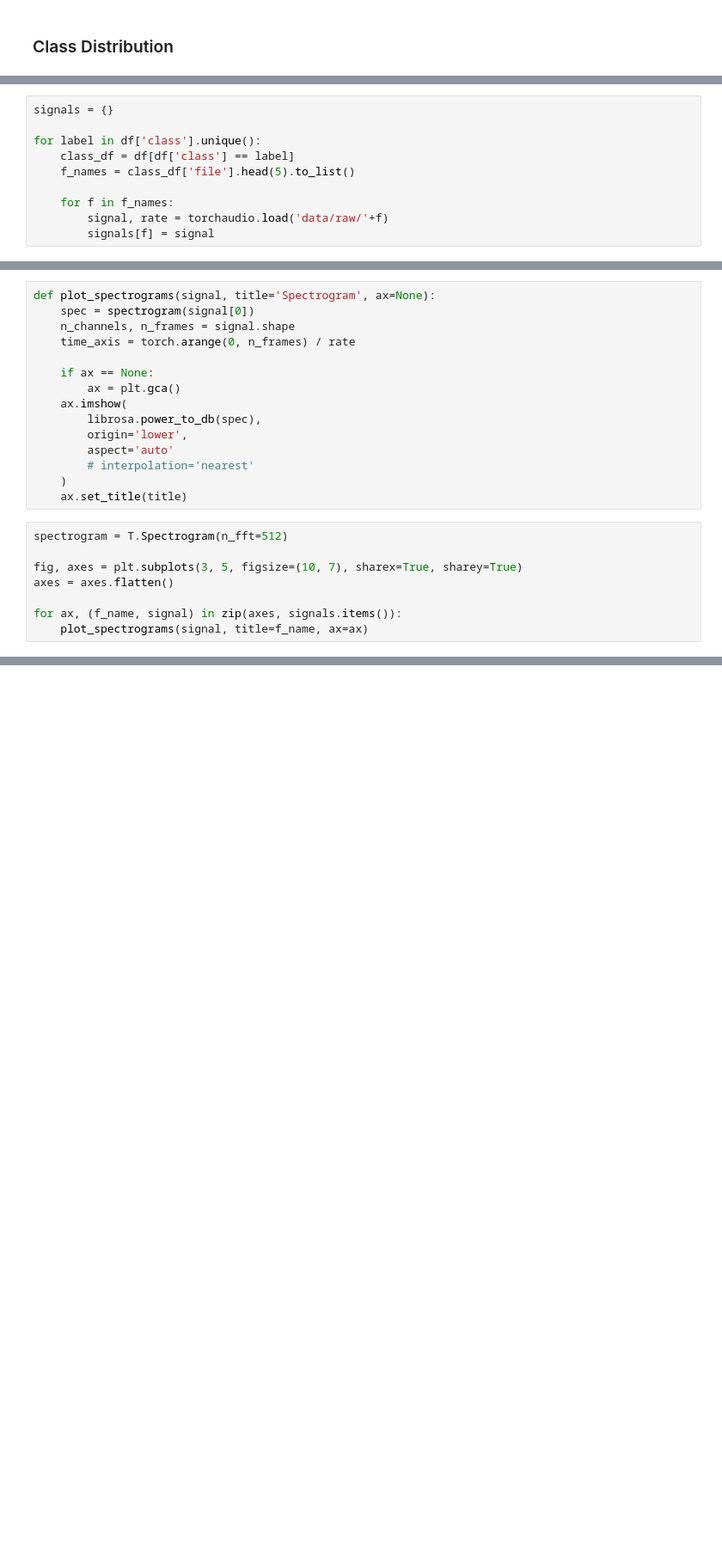
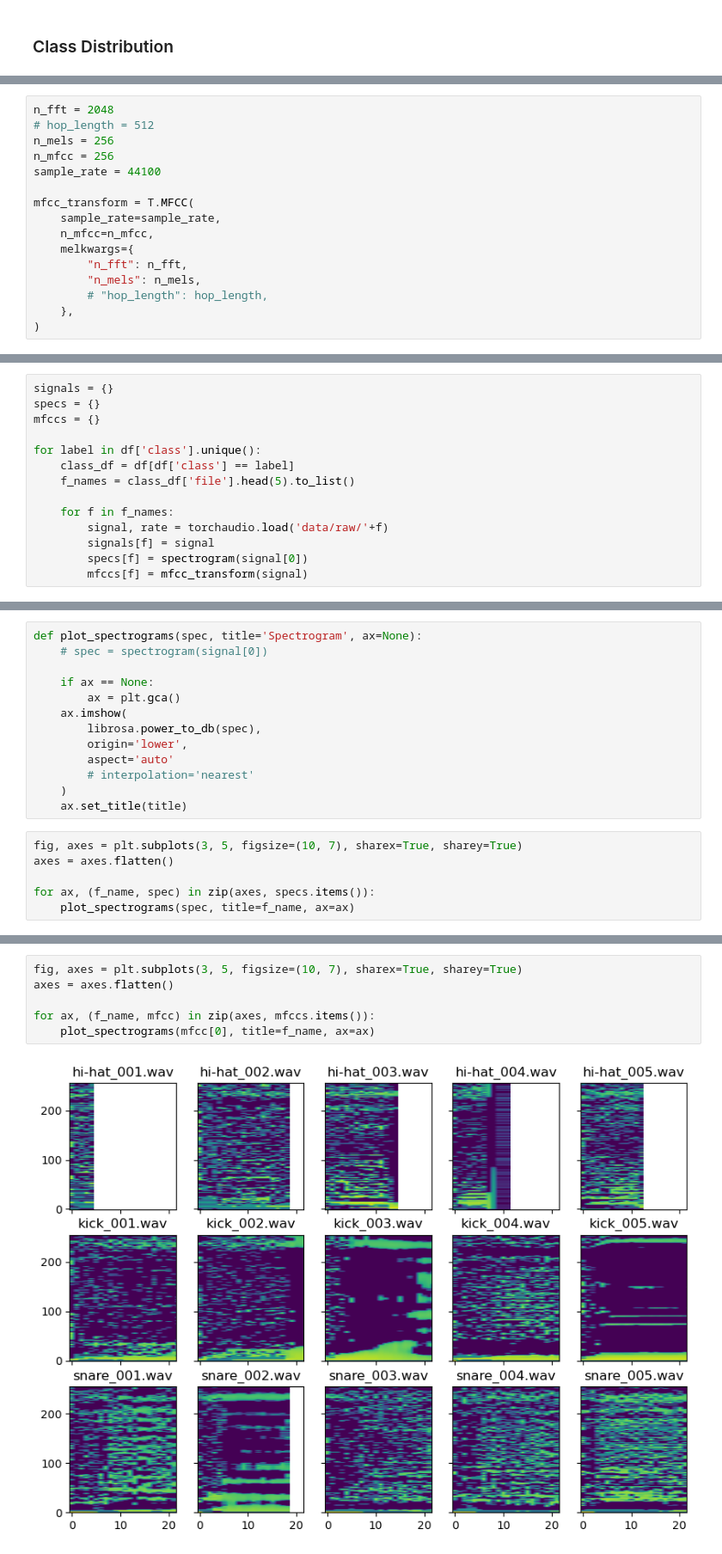
Before and after one commit to xFiveRivers/drum-classifier, a Jupyter notebook: 00_eda.ipynb, the cells around one changed output, grey strips where cells are left out. Shown at 86% size. Drawn from its saved outputs; the diff is of its cells as text; blank space fills up the shorter version.

Commit message:
added MFCCs and renamed file

```diff
--- a/eda.ipynb
+++ b/00_eda.ipynb
@@ -45,0 +50,16 @@ Text(0.5, 1.0, 'Class Distribution')
+# %%
+n_fft = 2048
+# hop_length = 512
+n_mels = 256
+n_mfcc = 256
+sample_rate = 44100
+
+mfcc_transform = T.MFCC(
+    sample_rate=sample_rate,
+    n_mfcc=n_mfcc,
+    melkwargs={
+        "n_fft": n_fft,
+        "n_mels": n_mels,
+        # "hop_length": hop_length,
+    },
+)
@@ -46,5 +68,7 @@ Text(0.5, 1.0, 'Class Distribution')
 # %%
 signals = {}
+specs = {}
+mfccs = {}
 
 for label in df['class'].unique():
     class_df = df[df['class'] == label]
@@ -53,3 +77,5 @@ for label in df['class'].unique():
     for f in f_names:
         signal, rate = torchaudio.load('data/raw/'+f)
         signals[f] = signal
+        specs[f] = spectrogram(signal[0])
+        mfccs[f] = mfcc_transform(signal)
@@ -80,8 +108,6 @@ for ax, (f_name, signal) in zip(axes, signals.items()):
 # %%
-def plot_spectrograms(signal, title='Spectrogram', ax=None):
-    spec = spectrogram(signal[0])
-    n_channels, n_frames = signal.shape
-    time_axis = torch.arange(0, n_frames) / rate
+def plot_spectrograms(spec, title='Spectrogram', ax=None):
+    # spec = spectrogram(signal[0])
 
     if ax == None:
         ax = plt.gca()
@@ -93,12 +119,10 @@ def plot_spectrograms(signal, title='Spectrogram', ax=None):
     )
     ax.set_title(title)
 # %%
-spectrogram = T.Spectrogram(n_fft=512)
-
 fig, axes = plt.subplots(3, 5, figsize=(10, 7), sharex=True, sharey=True)
 axes = axes.flatten()
 
-for ax, (f_name, signal) in zip(axes, signals.items()):
-    plot_spectrograms(signal, title=f_name, ax=ax)
+for ax, (f_name, spec) in zip(axes, specs.items()):
+    plot_spectrograms(spec, title=f_name, ax=ax)
 # %% [output]
 [figure]
@@ -104,0 +131,8 @@ for ax, (f_name, signal) in zip(axes, signals.items()):
+# %%
+fig, axes = plt.subplots(3, 5, figsize=(10, 7), sharex=True, sharey=True)
+axes = axes.flatten()
+
+for ax, (f_name, mfcc) in zip(axes, mfccs.items()):
+    plot_spectrograms(mfcc[0], title=f_name, ax=ax)
+# %% [output]
+[figure, added]
```
Also changed, not shown: parts of 11 cells of this notebook.
